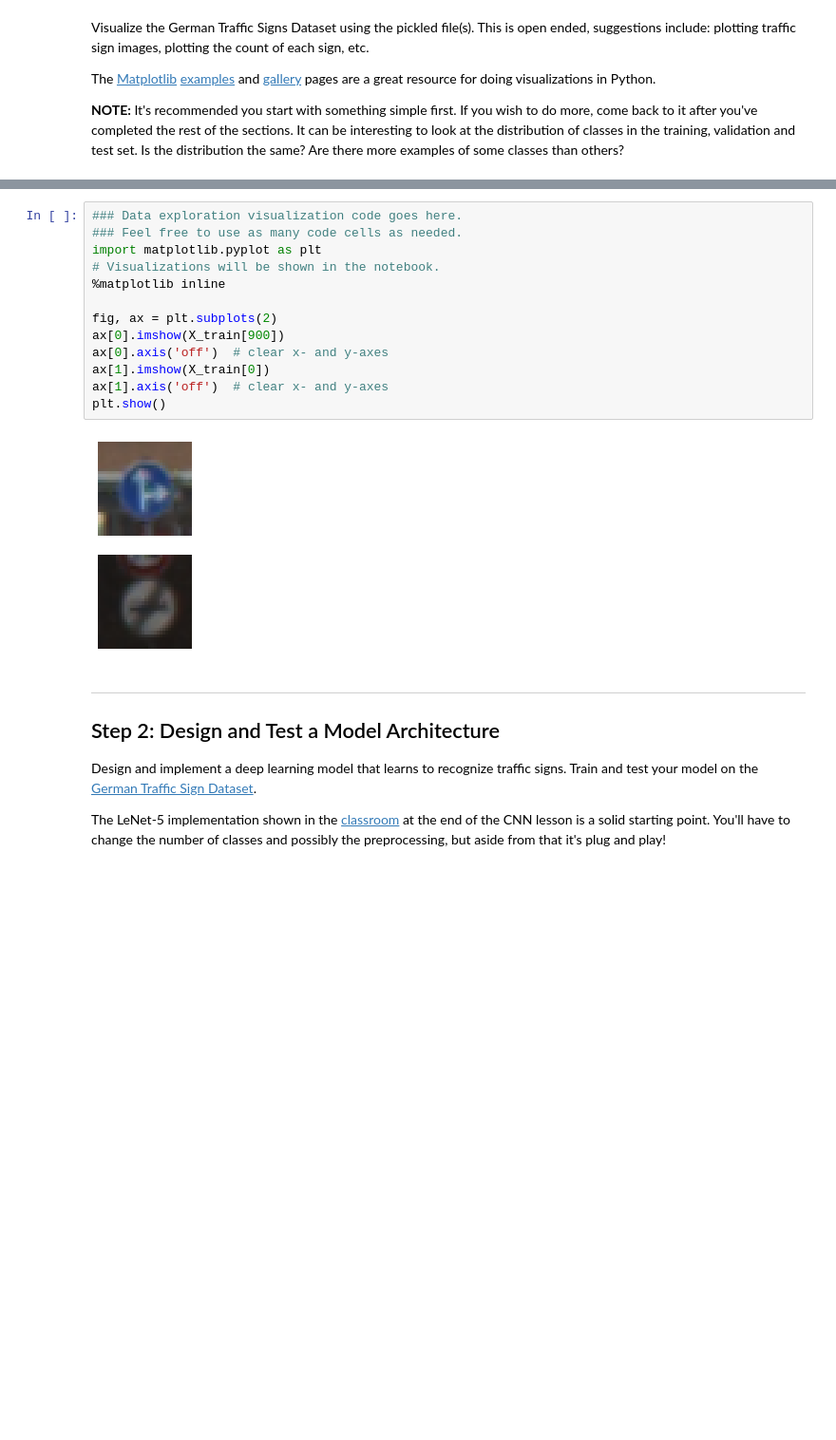
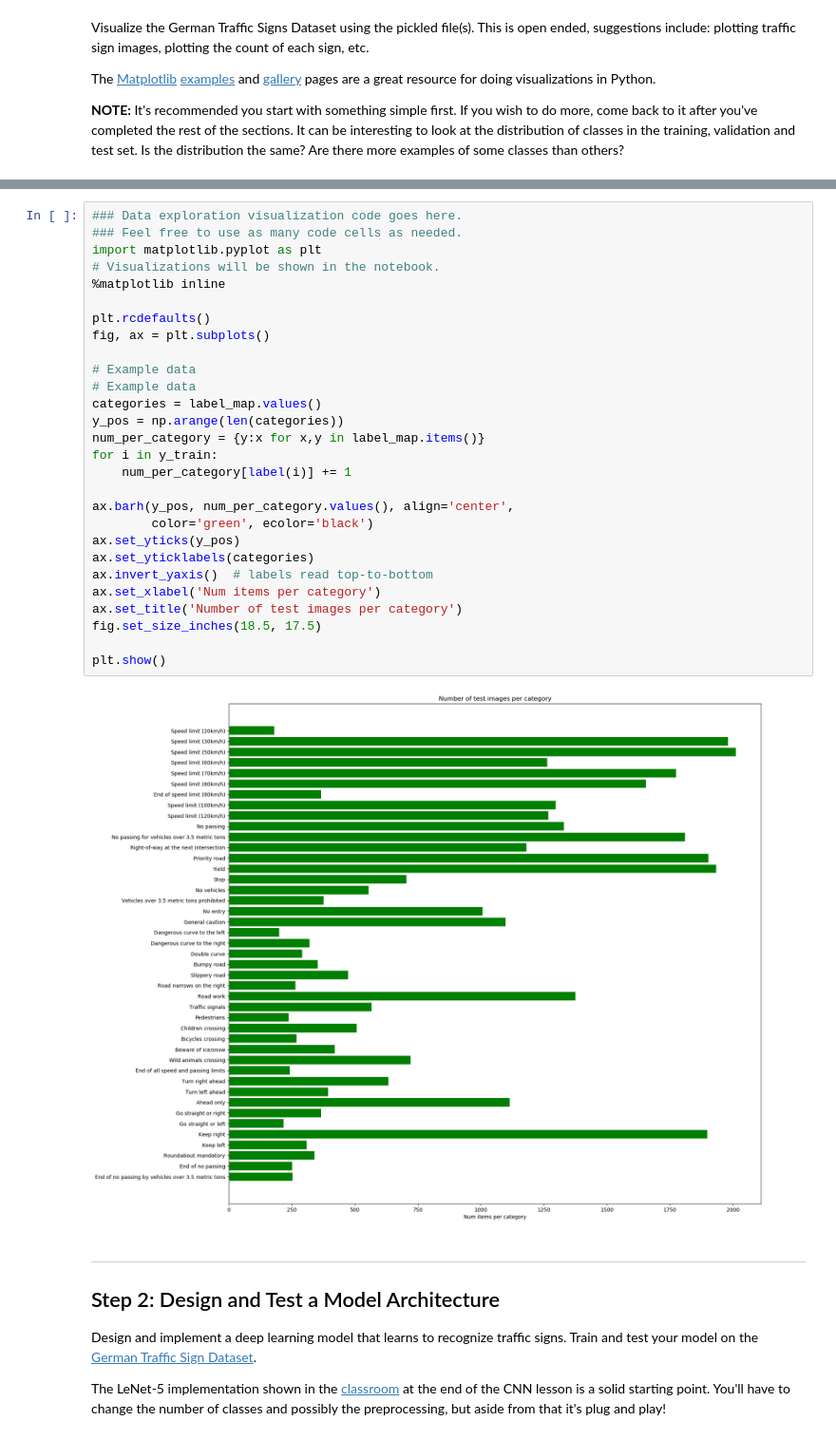
Before and after one commit to NathanBWaters/CarND-Traffic-Sign-Classifier-Project, a Jupyter notebook: Traffic_Sign_Classifier.ipynb, the cells around one changed output, grey strips where cells are left out. Shown at 95% size. Drawn from its saved outputs; the diff is of its cells as text; blank space fills up the shorter version.

```diff
--- a/Traffic_Sign_Classifier.ipynb
+++ b/Traffic_Sign_Classifier.ipynb
@@ -98,18 +162,33 @@ The [Matplotlib](http://matplotlib.org/) [examples](http://matplotlib.org/exampl
 # %%
 ### Data exploration visualization code goes here.
 ### Feel free to use as many code cells as needed.
 import matplotlib.pyplot as plt
 # Visualizations will be shown in the notebook.
 %matplotlib inline
 
-fig, ax = plt.subplots(2)
-ax[0].imshow(X_train[900])
-ax[0].axis('off')  # clear x- and y-axes
-ax[1].imshow(X_train[0])
-ax[1].axis('off')  # clear x- and y-axes
+plt.rcdefaults()
+fig, ax = plt.subplots()
+
+# Example data
+# Example data
+categories = label_map.values()
+y_pos = np.arange(len(categories))
+num_per_category = {y:x for x,y in label_map.items()}
+for i in y_train:
+    num_per_category[label(i)] += 1
+
+ax.barh(y_pos, num_per_category.values(), align='center',
+        color='green', ecolor='black')
+ax.set_yticks(y_pos)
+ax.set_yticklabels(categories)
+ax.invert_yaxis()  # labels read top-to-bottom
+ax.set_xlabel('Num items per category')
+ax.set_title('Number of test images per category')
+fig.set_size_inches(18.5, 17.5)
+
 plt.show()
 # %% [output]
-[figure, old version]
+[figure, new version]
 # %% [markdown]
 ----
 
```
Also changed, not shown: parts of 16 cells of this notebook, 19 other files.
